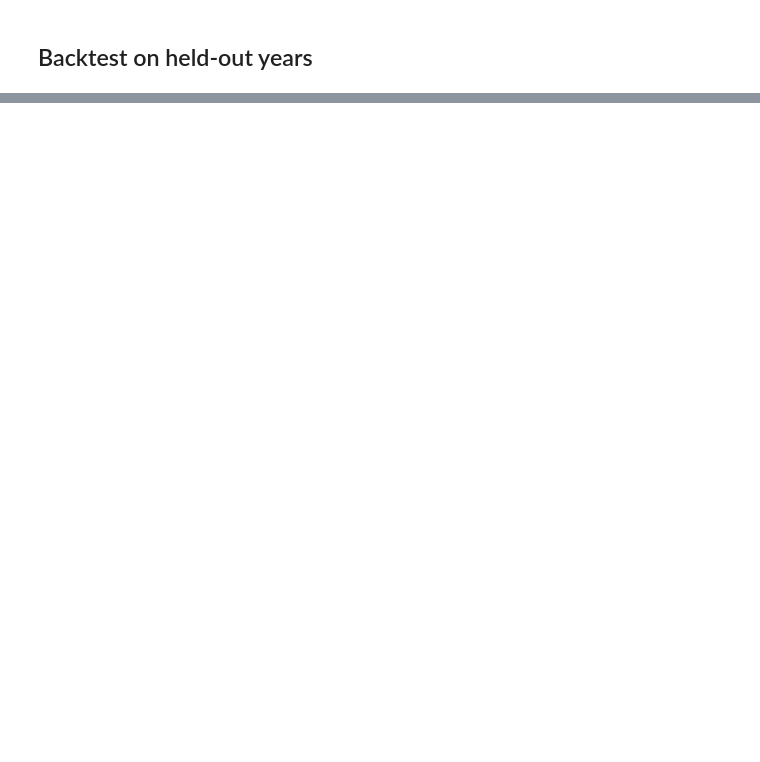
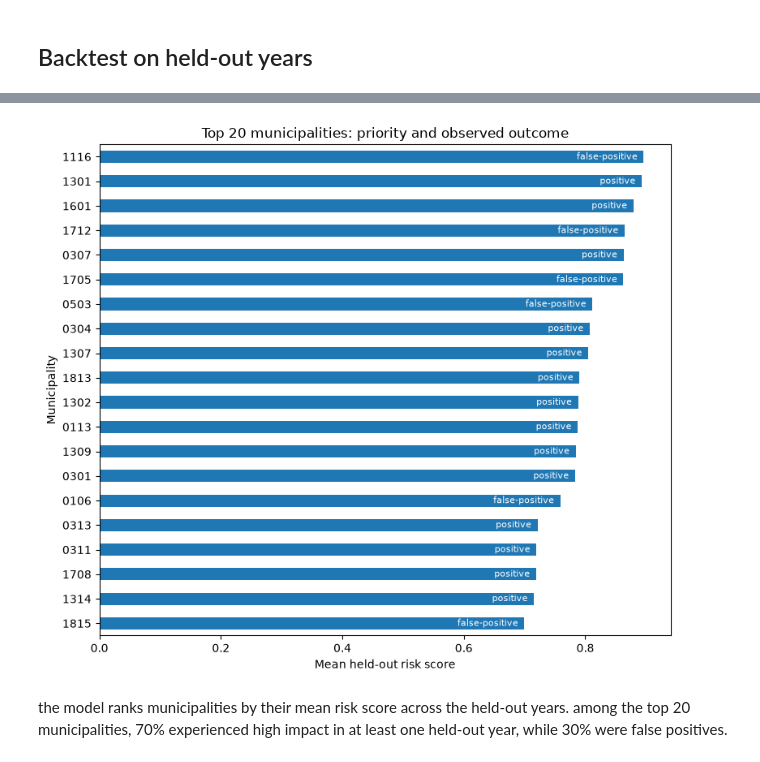
Before and after one commit to rogerjeasy/sustainability-analytics, a Jupyter notebook: notebooks/04_ml_fire_risk.ipynb, the cells around one changed output, grey strips where cells are left out. Drawn from its saved outputs; the diff is of its cells as text; code cells hidden in the pictures; blank space fills up the shorter version.

```diff
--- a/notebooks/04_ml_fire_risk.ipynb
+++ b/notebooks/04_ml_fire_risk.ipynb
@@ -130,6 +130,8 @@ CHANNELS = {
 features = [c for cols in CHANNELS.values() for c in cols]
 
 model_frame = panel.dropna(subset=features + ["high_fire_impact"]).copy()
+model_frame["high_fire_impact"] = model_frame["high_fire_impact"].astype(int)
+
 print(f"Feature matrix: {model_frame.shape[0]} municipality-years x {len(features)} features")
 print(f"Positive rate (high_fire_impact): {model_frame['high_fire_impact'].mean():.1%}")
 model_frame[features].describe().T.round(2)
@@ -564,3 +535,34 @@ wildfire-risk forecast.
+# %%
+plot_data = top.sort_values("predicted_risk")
+
+ax = plot_data.plot.barh(
+    x="dtcc",
+    y="predicted_risk",
+    figsize=(8, 7),
+    legend=False,
+)
+
+for i, observed in enumerate(plot_data["high_impact_any_year"]):
+    ax.text(
+        plot_data["predicted_risk"].iloc[i] - 0.01,
+        i,
+        "positive" if observed else "false-positive",
+        va="center",
+        ha="right",
+        fontsize=8,
+        color="white",
+    )
+
+ax.set_xlabel("Mean held-out risk score")
+ax.set_ylabel("Municipality")
+ax.set_title(f"Top {TOP_K} municipalities: priority and observed outcome")
+
+plt.tight_layout()
+plt.show()
+# %% [output]
+[figure, added]
+# %% [markdown]
+the model ranks municipalities by their mean risk score across the held-out years. among the top 20 municipalities, 70% experienced high impact in at least one held-out year, while 30% were false positives.
 # %% [markdown]
 ## Takeaways
 
```
Also changed, not shown: parts of 13 cells of this notebook, 1 other file.
